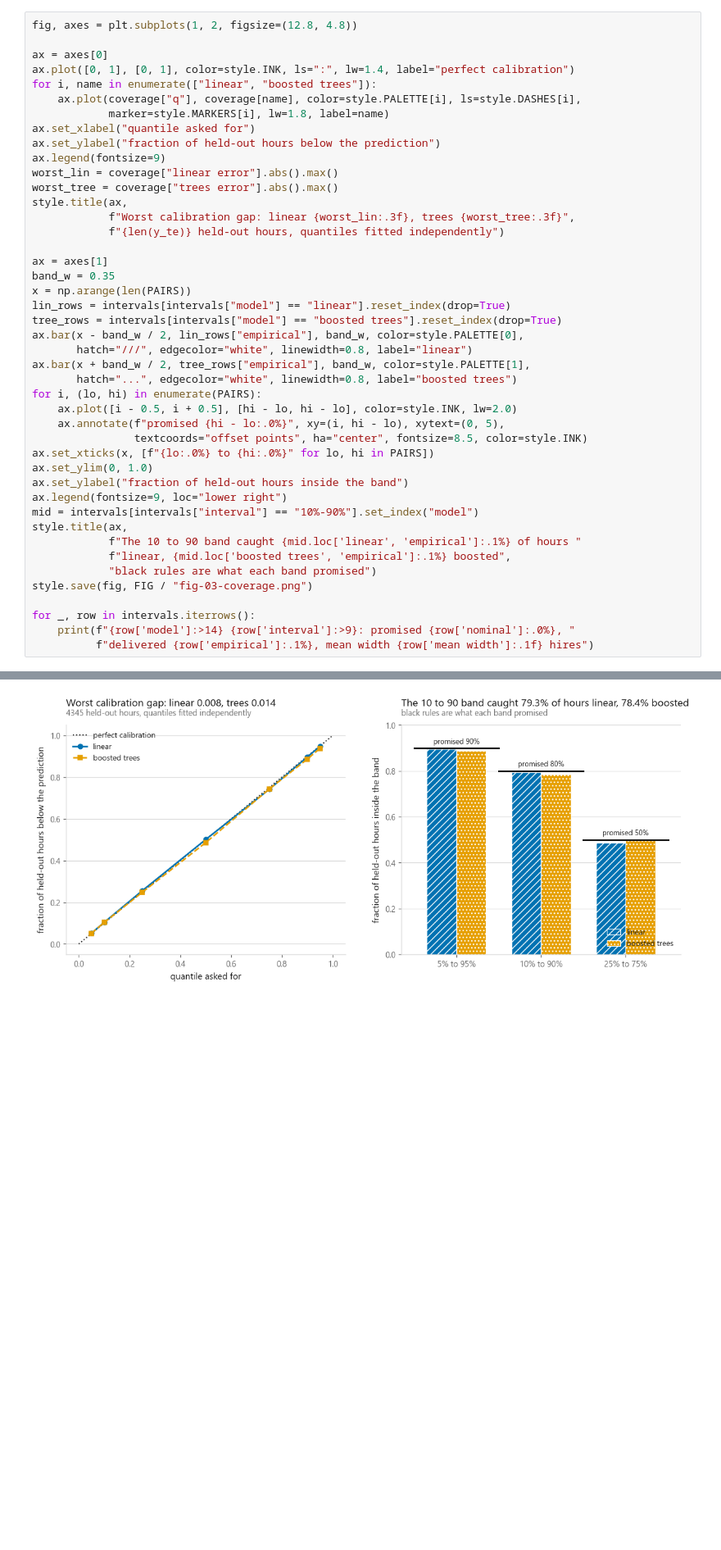
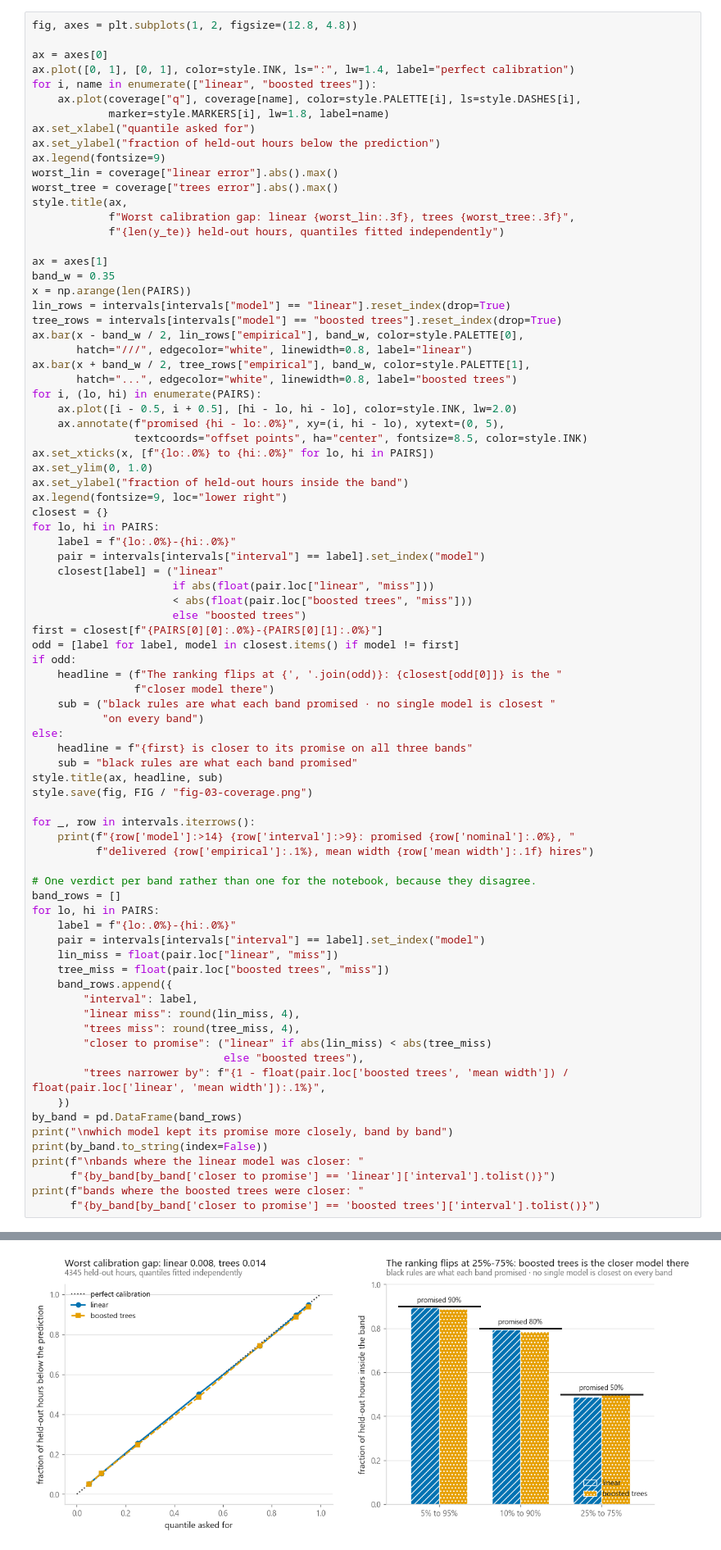
Before and after one commit to ELounissi/open-ml-notebooks, a Jupyter notebook: 02-regression/08-quantile-regression/notebook.ipynb, the cells around one changed output, grey strips where cells are left out. Shown at 82% size. Saved outputs shown, nothing was run; the diff lists cells and outputs as text; blank space fills up the shorter version.

```diff
--- a/02-regression/08-quantile-regression/notebook.ipynb
+++ b/02-regression/08-quantile-regression/notebook.ipynb
@@ -493,16 +495,53 @@ ax.set_xticks(x, [f"{lo:.0%} to {hi:.0%}" for lo, hi in PAIRS])
 ax.set_ylim(0, 1.0)
 ax.set_ylabel("fraction of held-out hours inside the band")
 ax.legend(fontsize=9, loc="lower right")
-mid = intervals[intervals["interval"] == "10%-90%"].set_index("model")
-style.title(ax,
-            f"The 10 to 90 band caught {mid.loc['linear', 'empirical']:.1%} of hours "
-            f"linear, {mid.loc['boosted trees', 'empirical']:.1%} boosted",
-            "black rules are what each band promised")
+closest = {}
+for lo, hi in PAIRS:
+    label = f"{lo:.0%}-{hi:.0%}"
+    pair = intervals[intervals["interval"] == label].set_index("model")
+    closest[label] = ("linear"
+                      if abs(float(pair.loc["linear", "miss"]))
+                      < abs(float(pair.loc["boosted trees", "miss"]))
+                      else "boosted trees")
+first = closest[f"{PAIRS[0][0]:.0%}-{PAIRS[0][1]:.0%}"]
+odd = [label for label, model in closest.items() if model != first]
+if odd:
+    headline = (f"The ranking flips at {', '.join(odd)}: {closest[odd[0]]} is the "
+                f"closer model there")
+    sub = ("black rules are what each band promised · no single model is closest "
+           "on every band")
+else:
+    headline = f"{first} is closer to its promise on all three bands"
+    sub = "black rules are what each band promised"
+style.title(ax, headline, sub)
 style.save(fig, FIG / "fig-03-coverage.png")
 
 for _, row in intervals.iterrows():
     print(f"{row['model']:>14} {row['interval']:>9}: promised {row['nominal']:.0%}, "
           f"delivered {row['empirical']:.1%}, mean width {row['mean width']:.1f} hires")
+
+# One verdict per band rather than one for the notebook, because they disagree.
+band_rows = []
+for lo, hi in PAIRS:
+    label = f"{lo:.0%}-{hi:.0%}"
+    pair = intervals[intervals["interval"] == label].set_index("model")
+    lin_miss = float(pair.loc["linear", "miss"])
+    tree_miss = float(pair.loc["boosted trees", "miss"])
+    band_rows.append({
+        "interval": label,
+        "linear miss": round(lin_miss, 4),
+        "trees miss": round(tree_miss, 4),
+        "closer to promise": ("linear" if abs(lin_miss) < abs(tree_miss)
+                              else "boosted trees"),
+        "trees narrower by": f"{1 - float(pair.loc['boosted trees', 'mean width']) / float(pair.loc['linear', 'mean width']):.1%}",
+    })
+by_band = pd.DataFrame(band_rows)
+print("\nwhich model kept its promise more closely, band by band")
+print(by_band.to_string(index=False))
+print(f"\nbands where the linear model was closer: "
+      f"{by_band[by_band['closer to promise'] == 'linear']['interval'].tolist()}")
+print(f"bands where the boosted trees were closer: "
+      f"{by_band[by_band['closer to promise'] == 'boosted trees']['interval'].tolist()}")
 # %% [output]
         linear    5%-95%: promised 90%, delivered 89.6%, mean width 285.8 hires
  boosted trees    5%-95%: promised 90%, delivered 88.7%, mean width 244.0 hires
@@ -513 +561 @@ for _, row in intervals.iterrows():
-[figure, old version]
+[figure, new version]
```
Also changed, not shown: parts of 10 cells of this notebook, 8 other files.
